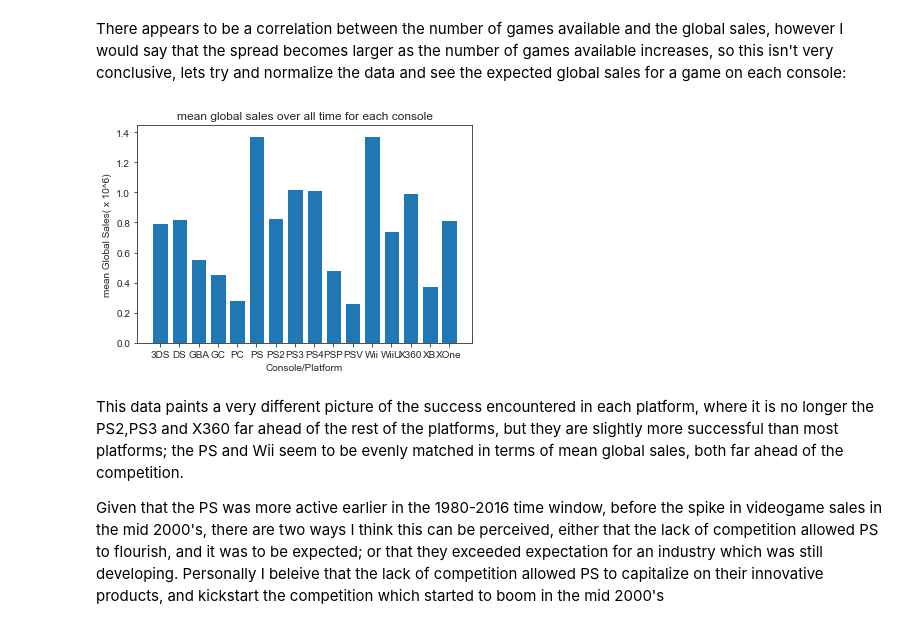
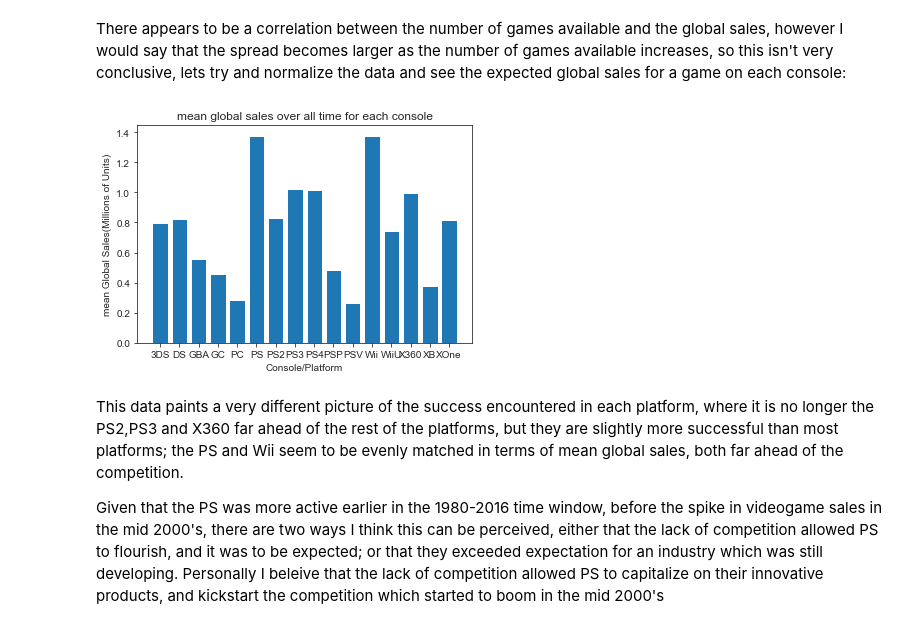
Before and after one commit to jacintoi/course-project-group_1019, a Jupyter notebook: analysis/Aidan/Milestone_2/EDA_gamesConsoles.ipynb, the cells around one changed output. Cells and saved outputs as stored; diff of their text form; code cells hidden in the pictures.

```diff
--- a/analysis/Aidan/Milestone_2/EDA_gamesConsoles.ipynb
+++ b/analysis/Aidan/Milestone_2/EDA_gamesConsoles.ipynb
@@ -187,21 +187,21 @@ There appears to be a correlation between the number of games available and the
 # %%
 normGlobalSales = {i : 0 for i in df.Platform.unique()}  ##creating dictionary for normalized global sales, where we take the mean global sales for a particular platform
 for i in list(df.Platform.unique()):
     normGlobalSales[i] = (globalSales[i]/(df.drop(df[df.Platform != i].index)['Name'].count()))
 
 
 
 vert = list(normGlobalSales.values())
 plt.bar(x = list(range(0,len(df.Platform.unique()))), height = vert)
 plt.title('mean global sales over all time for each console')
 plt.xlabel('Console/Platform')
-plt.ylabel('mean Global Sales( x 10^6)')
+plt.ylabel('mean Global Sales(Millions of Units)')
 plt.xticks(list(range(0,len(df.Platform.unique()))), list(df.Platform.unique()))
 
 plt.savefig('mean global sales over all time for each console.png', bbox_inches='tight')
 plt.show()
 # %% [output]
-[figure, old version]
+[figure, new version]
 # %% [markdown]
 This data paints a very different picture of the success encountered in each platform, where it is no longer the PS2,PS3 and X360 far ahead of the rest of the platforms, but they are slightly more successful than most platforms; the PS and Wii seem to be evenly matched in terms of mean global sales, both far ahead of the competition.
 
```
Also changed, not shown: parts of 6 cells of this notebook, 8 other files.
